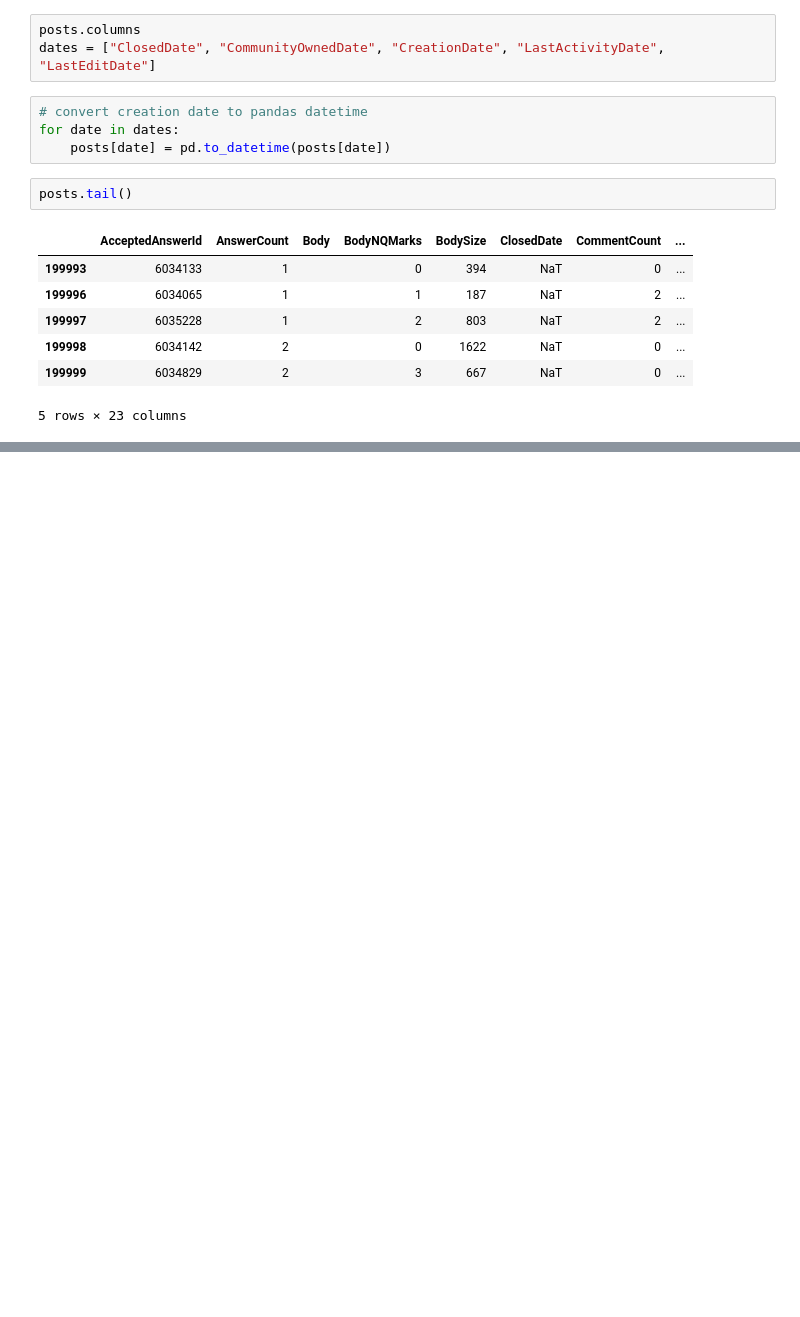
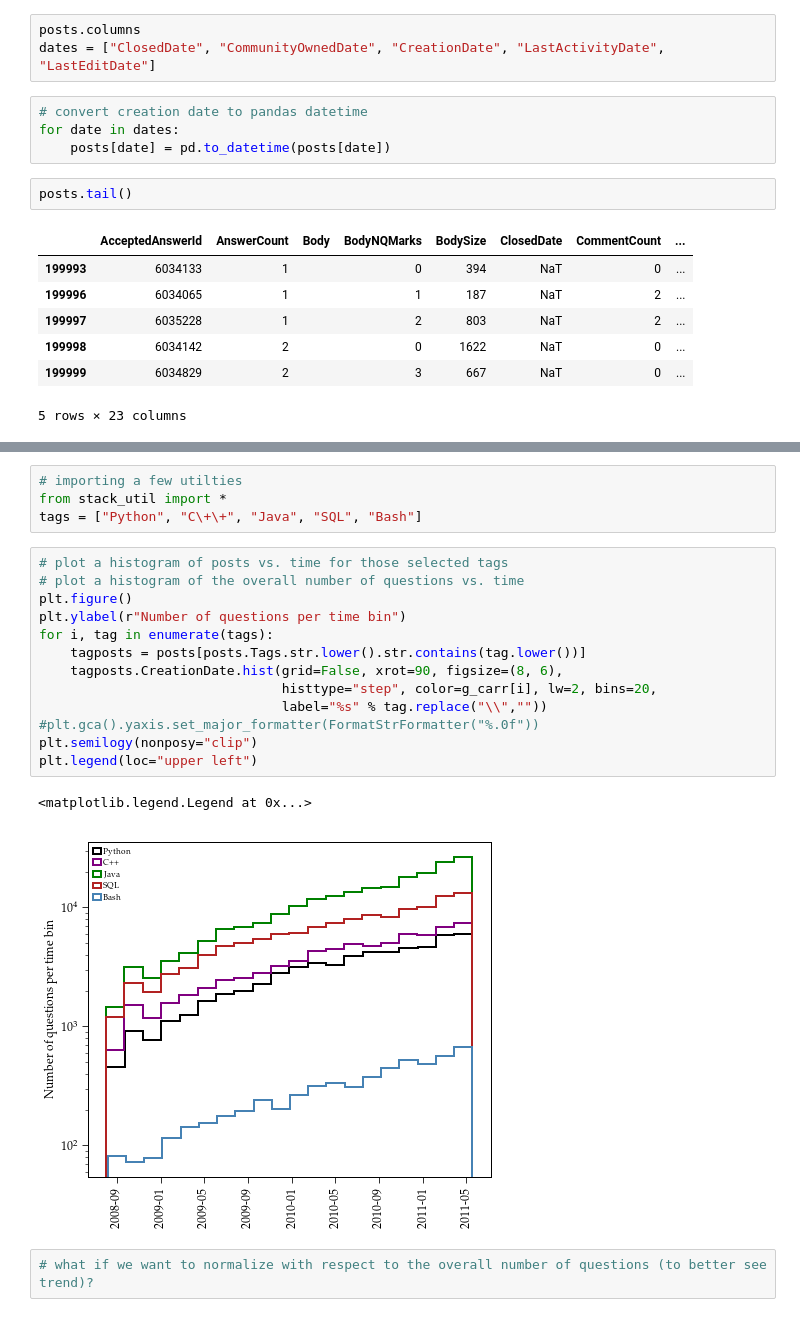
Before and after one commit to AkagiShigeru/incubator-overflow, a Jupyter notebook: stackoverflow-basic.ipynb, the cells around one changed output, grey strips where cells are left out. Drawn from its saved outputs; the diff is of its cells as text; blank space fills up the shorter version.

```diff
--- a/stackoverflow-basic.ipynb
+++ b/stackoverflow-basic.ipynb
@@ -80,0 +126,22 @@ posts.tail()
+# %%
+# importing a few utilties
+from stack_util import *
+tags = ["Python", "C\+\+", "Java", "SQL", "Bash"]
+# %%
+# plot a histogram of posts vs. time for those selected tags
+# plot a histogram of the overall number of questions vs. time
+plt.figure()
+plt.ylabel(r"Number of questions per time bin")
+for i, tag in enumerate(tags):
+    tagposts = posts[posts.Tags.str.lower().str.contains(tag.lower())]
+    tagposts.CreationDate.hist(grid=False, xrot=90, figsize=(8, 6),
+                               histtype="step", color=g_carr[i], lw=2, bins=20,
+                               label="%s" % tag.replace("\\",""))
+#plt.gca().yaxis.set_major_formatter(FormatStrFormatter("%.0f"))
+plt.semilogy(nonposy="clip")
+plt.legend(loc="upper left")
+# %% [output]
+<matplotlib.legend.Legend at 0x...>
+[figure, added]
+# %%
+# what if we want to normalize with respect to the overall number of questions (to better see trend)?
```
Also changed, not shown: parts of 5 cells of this notebook.
